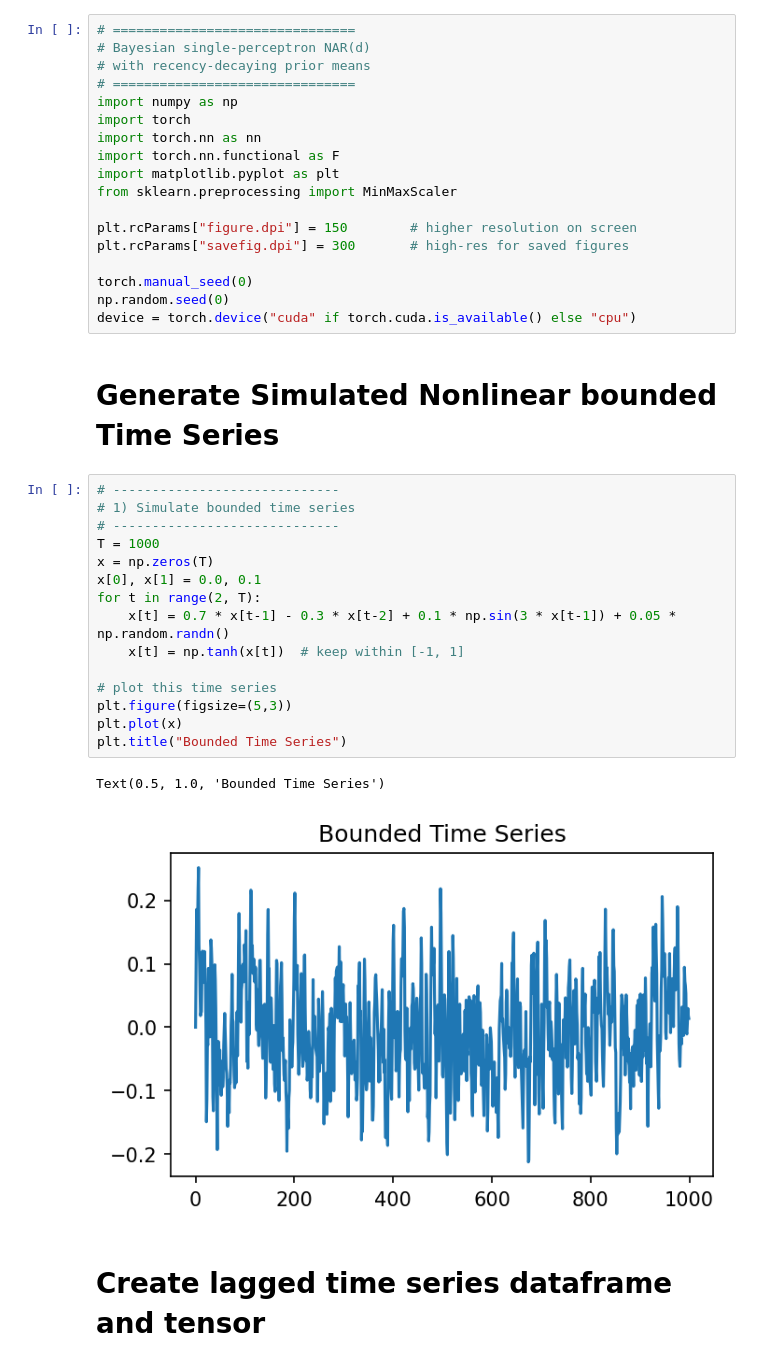
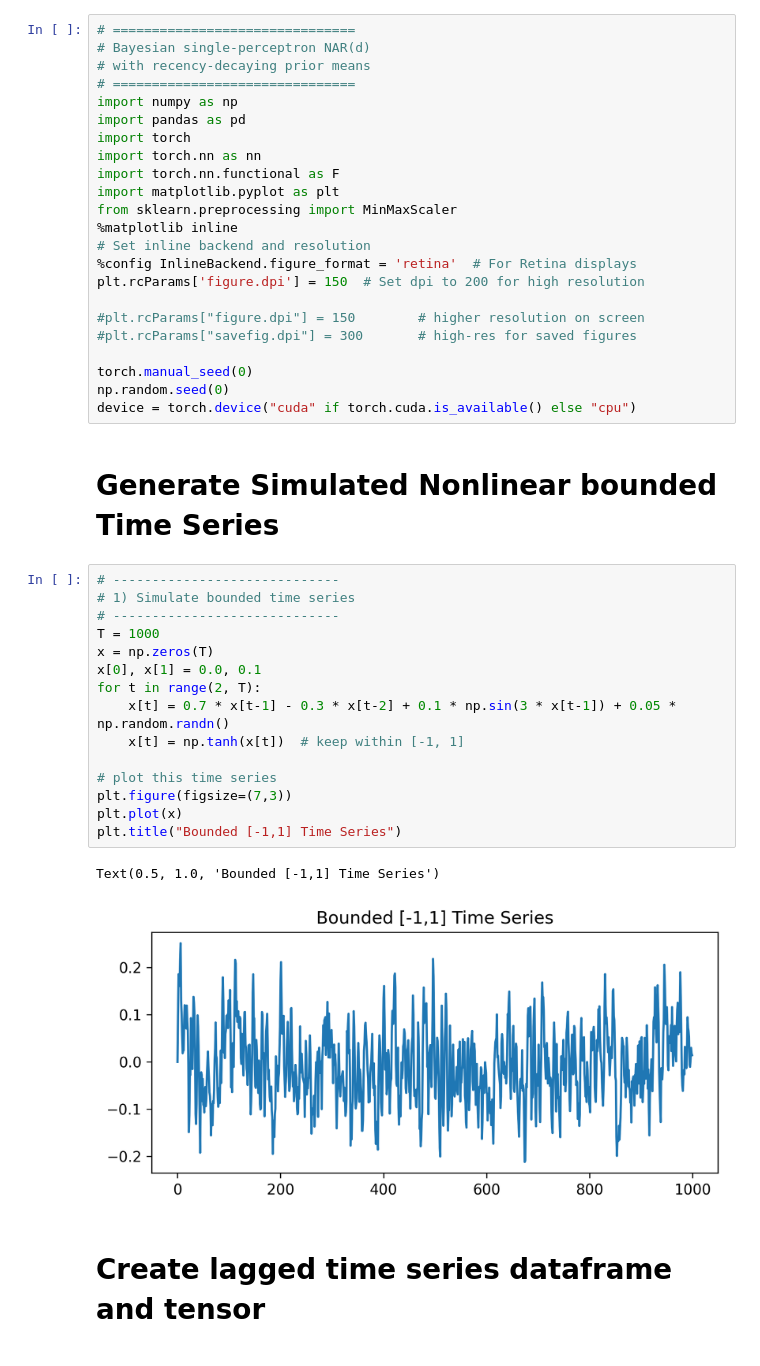
Before and after one commit to LiYuan199701/TimeSeries, a Jupyter notebook: Informative_Prior_Bayes_NAR.ipynb, the cells around one changed output. Cells and saved outputs as stored; diff of their text form.

```diff
--- a/Informative_Prior_Bayes_NAR.ipynb
+++ b/Informative_Prior_Bayes_NAR.ipynb
@@ -8,14 +8,19 @@
 # with recency-decaying prior means
 # ===============================
 import numpy as np
+import pandas as pd
 import torch
 import torch.nn as nn
 import torch.nn.functional as F
 import matplotlib.pyplot as plt
 from sklearn.preprocessing import MinMaxScaler
+%matplotlib inline
+# Set inline backend and resolution
+%config InlineBackend.figure_format = 'retina'  # For Retina displays
+plt.rcParams['figure.dpi'] = 150  # Set dpi to 200 for high resolution
 
-plt.rcParams["figure.dpi"] = 150        # higher resolution on screen
-plt.rcParams["savefig.dpi"] = 300       # high-res for saved figures
+#plt.rcParams["figure.dpi"] = 150        # higher resolution on screen
+#plt.rcParams["savefig.dpi"] = 300       # high-res for saved figures
 
 torch.manual_seed(0)
 np.random.seed(0)
@@ -25,21 +30,21 @@ device = torch.device("cuda" if torch.cuda.is_available() else "cpu")
 # %%
 # -----------------------------
 # 1) Simulate bounded time series
 # -----------------------------
 T = 1000
 x = np.zeros(T)
 x[0], x[1] = 0.0, 0.1
 for t in range(2, T):
     x[t] = 0.7 * x[t-1] - 0.3 * x[t-2] + 0.1 * np.sin(3 * x[t-1]) + 0.05 * np.random.randn()
     x[t] = np.tanh(x[t])  # keep within [-1, 1]
 
 # plot this time series
-plt.figure(figsize=(5,3))
+plt.figure(figsize=(7,3))
 plt.plot(x)
-plt.title("Bounded Time Series")
+plt.title("Bounded [-1,1] Time Series")
 # %% [output]
-Text(0.5, 1.0, 'Bounded Time Series')
+Text(0.5, 1.0, 'Bounded [-1,1] Time Series')
-[figure, old version]
+[figure, new version]
 # %% [markdown]
 # Create lagged time series dataframe and tensor
 # %%
```
Also changed, not shown: parts of 7 cells of this notebook.
